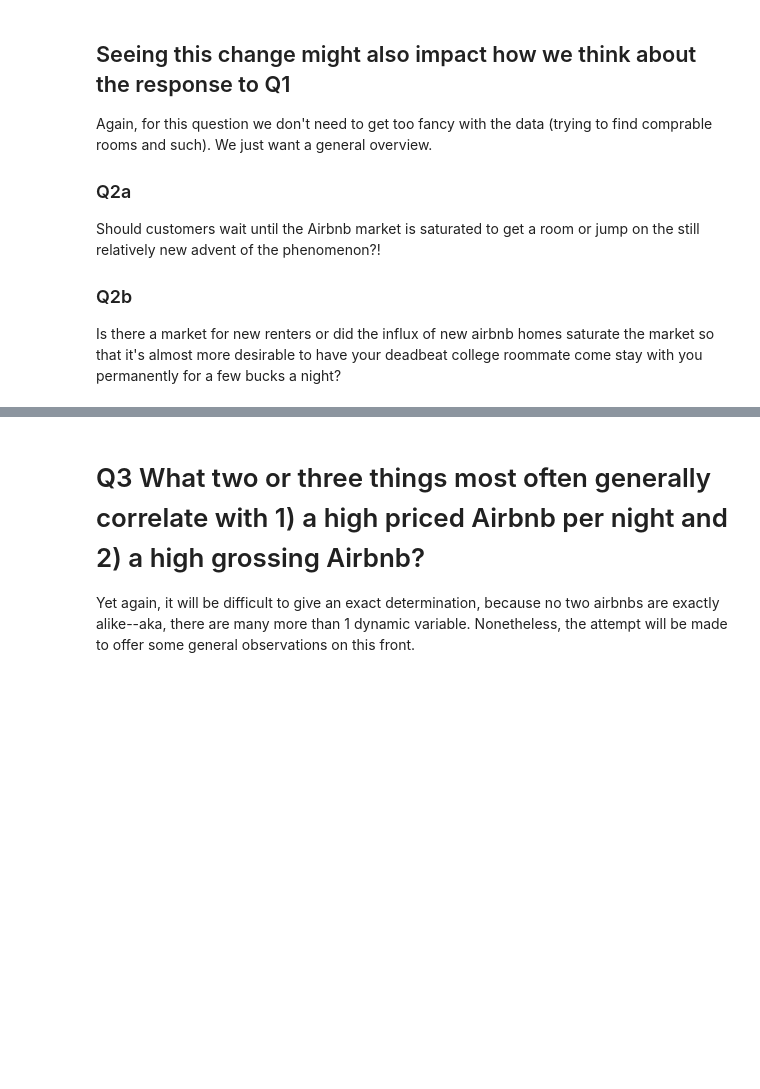
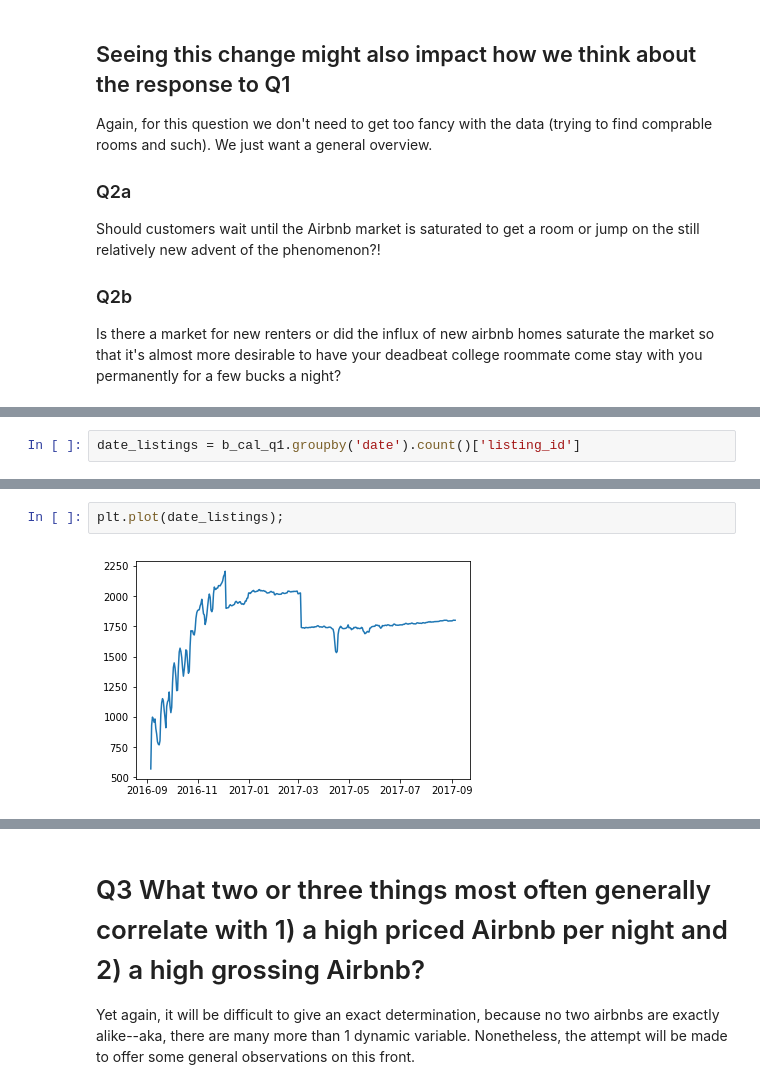
Before and after one commit to bdfaus/airbnb, a Jupyter notebook: Airbnb.ipynb, the cells around one changed output, grey strips where cells are left out. Drawn from its saved outputs; the diff is of its cells as text; blank space fills up the shorter version.

```diff
--- a/Airbnb.ipynb
+++ b/Airbnb.ipynb
@@ -346,0 +340,2 @@ Is there a market for new renters or did the influx of new airbnb homes saturate
+# %%
+date_listings = b_cal_q1.groupby('date').count()['listing_id']
@@ -346,0 +357,4 @@ Is there a market for new renters or did the influx of new airbnb homes saturate
+# %%
+plt.plot(date_listings);
+# %% [output]
+[figure, added]
```
Also changed, not shown: parts of 17 cells of this notebook.
